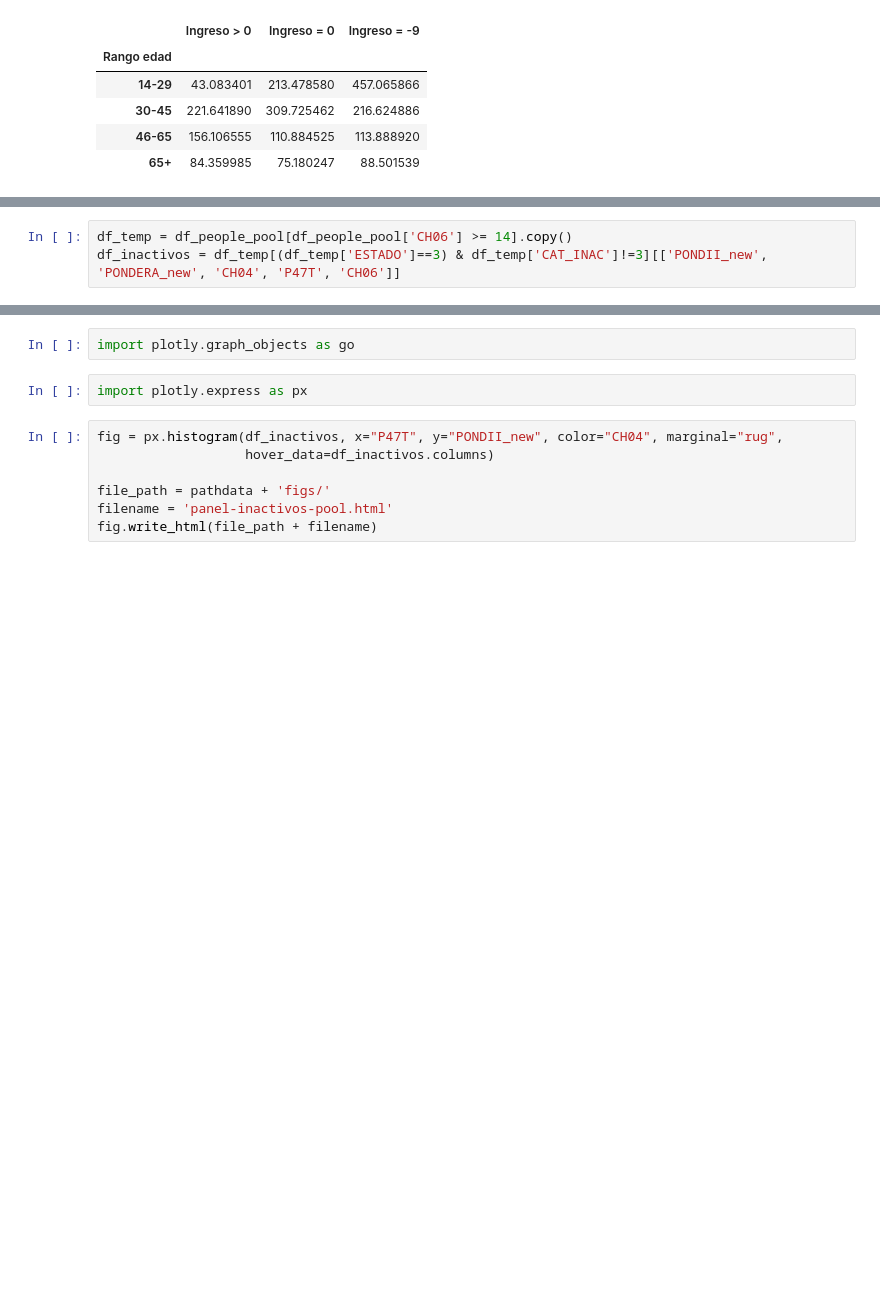
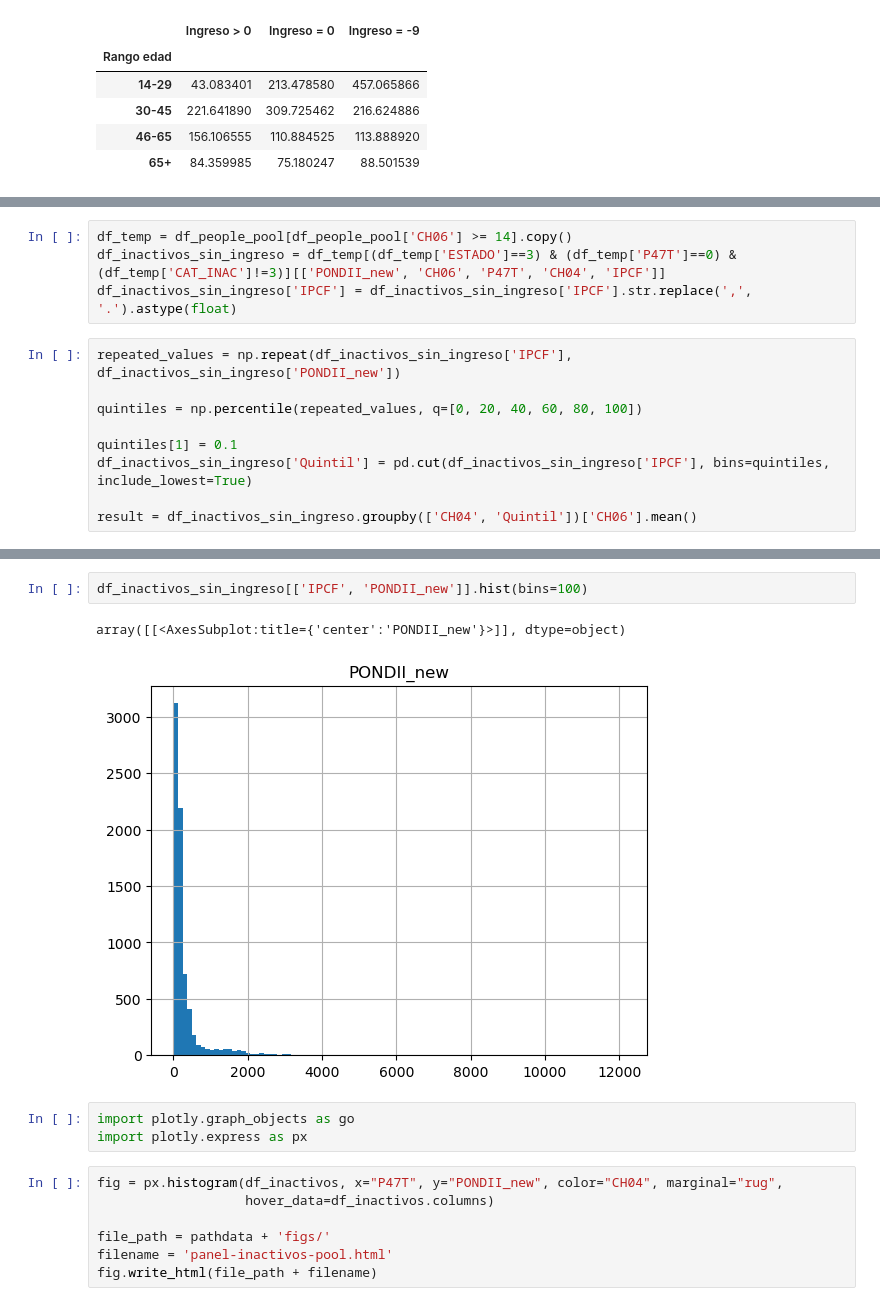
Before and after one commit to datos-Fundar/indice-mercado-trabajo-ingresos, a Jupyter notebook: modulos/calculos/02_autonomia_economica_dependientes.ipynb, the cells around one changed output, grey strips where cells are left out. Cells and saved outputs as stored; diff of their text form; blank space fills up the shorter version.

Commit message:
actualizo plots

```diff
--- a/modulos/calculos/02_autonomia_economica_dependientes.ipynb
+++ b/modulos/calculos/02_autonomia_economica_dependientes.ipynb
@@ -71,3 +78,13 @@ ratio_pob_inactiva
 # %%
 df_temp = df_people_pool[df_people_pool['CH06'] >= 14].copy()
-df_inactivos = df_temp[(df_temp['ESTADO']==3) & df_temp['CAT_INAC']!=3][['PONDII_new', 'PONDERA_new', 'CH04', 'P47T', 'CH06']]
+df_inactivos_sin_ingreso = df_temp[(df_temp['ESTADO']==3) & (df_temp['P47T']==0) & (df_temp['CAT_INAC']!=3)][['PONDII_new', 'CH06', 'P47T', 'CH04', 'IPCF']]
+df_inactivos_sin_ingreso['IPCF'] = df_inactivos_sin_ingreso['IPCF'].str.replace(',', '.').astype(float)
+# %%
+repeated_values = np.repeat(df_inactivos_sin_ingreso['IPCF'], df_inactivos_sin_ingreso['PONDII_new'])
+
+quintiles = np.percentile(repeated_values, q=[0, 20, 40, 60, 80, 100])
+
+quintiles[1] = 0.1
+df_inactivos_sin_ingreso['Quintil'] = pd.cut(df_inactivos_sin_ingreso['IPCF'], bins=quintiles, include_lowest=True)
+
+result = df_inactivos_sin_ingreso.groupby(['CH04', 'Quintil'])['CH06'].mean()
@@ -74,7 +106,11 @@ df_inactivos = df_temp[(df_temp['ESTADO']==3) & df_temp['CAT_INAC']!=3][['PONDII
+# %%
+df_inactivos_sin_ingreso[['IPCF', 'PONDII_new']].hist(bins=100)
+# %% [output]
+array([[<AxesSubplot:title={'center':'PONDII_new'}>]], dtype=object)
+[figure, added]
 # %%
 import plotly.graph_objects as go
+import plotly.express as px
-# %%
-import plotly.express as px
 # %%
 fig = px.histogram(df_inactivos, x="P47T", y="PONDII_new", color="CH04", marginal="rug",
                    hover_data=df_inactivos.columns)
```
Also changed, not shown: parts of 3 cells of this notebook, 18 other files.
